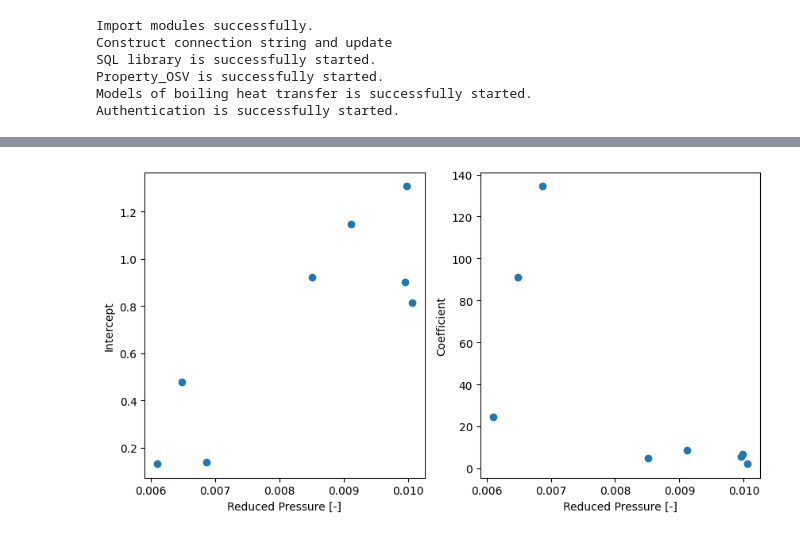
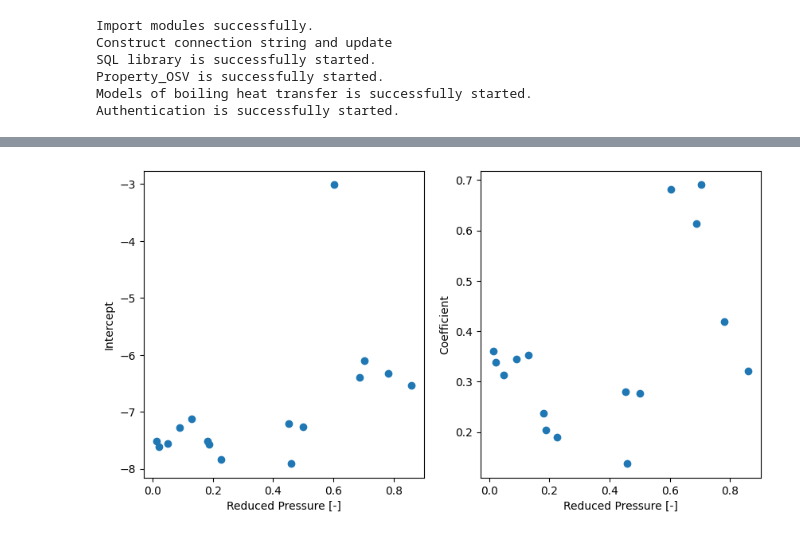
Before and after one commit to lemeap/rsrchCHF, a Jupyter notebook: Analysis.ipynb, the cells around one changed output, grey strips where cells are left out. Drawn from its saved outputs; the diff is of its cells as text; code cells hidden in the pictures.

```diff
--- a/Analysis.ipynb
+++ b/Analysis.ipynb
@@ -208,10 +212,10 @@ import math
 from sklearn.cluster import KMeans
 
 # Determine the parameter
-XX = prop_tb['rdcp']
+XX = (prop_tb['rdcp'])
 
-#
-bin_size = 0.005  # If you want to adjust the size of the range, change this value
+# set bins
+bin_size = 0.0025  # If you want to adjust the size of the range, change this value
 bins = pd.interval_range(start=round(XX.min() - bin_size / 2,5), end=round(XX.max() + bin_size / 2,5), freq=bin_size)
 prop_tb['x_range'] = pd.cut(round(XX, 2), bins)
 
@@ -256,11 +260,9 @@ for ax, (group_name, group_prop_tb) in zip(axes, grouped_data):
     else:
         partial_model = smf.ols(formula='Y ~ X', data=group_prop_tb).fit()
 
-        import numpy as np
-
         # Calculate the confidence intervals for each observation
         predictions = partial_model.get_prediction(group_prop_tb)
-        conf_int = predictions.conf_int(alpha=0.5)  # 50% confidence level
+        conf_int = predictions.conf_int(alpha=0.05)  # 95% confidence level
 
         # Check the shape of conf_int before slicing it
         if conf_int.shape[1] == 1:
@@ -268,19 +270,23 @@ for ax, (group_name, group_prop_tb) in zip(axes, grouped_data):
             conf_int = np.hstack([conf_int, conf_int])
 
         # Filter the group data to include only observations with a 95% confidence level
-        in_confidence_interval = (group_prop_tb['Y'].values >= conf_int[:, 0]) & (group_prop_tb['Y'].values < conf_int[:, 1])
-        filtered_group_prop_tb = group_prop_tb.loc[in_confidence_interval]
+        in_confidence_interval = (conf_int[:, 0] <= group_prop_tb['Y']) & (group_prop_tb['Y'] < conf_int[:, 1])
+        filtered_group_prop_tb = group_prop_tb[in_confidence_interval]
 
         # Perform the partial regression by regressing the residuals on the remaining independent variable(s)
-        residuals = partial_model.resid[group_prop_tb.index[in_confidence_interval]]
-        filtered_group_prop_tb = group_prop_tb.loc[in_confidence_interval].assign(residuals=residuals)
+        residuals = partial_model.resid[in_confidence_interval]
+        filtered_group_prop_tb = filtered_group_prop_tb.assign(residuals=residuals)
 
         # Append the partial regression results for the current group to the summary DataFrame
-        val_mean = filtered_group_prop_tb['rdcp'].mean()
+        val_g = filtered_group_prop_tb['g'].mean()
+        val_re = filtered_group_prop_tb['re'].mean()
+        val_pr = filtered_group_prop_tb['pr'].mean()
+        val_pe = filtered_group_prop_tb['pe'].mean()
+        val_rdcp = filtered_group_prop_tb['rdcp'].mean()
         val_dh = filtered_group_prop_tb['dh'].mean()
         val_param = filtered_group_prop_tb['param'].mean()
         val_lh = filtered_group_prop_tb['lh'].mean()
-        val_cosr = filtered_group_prop_tb['cosr'].mean()
+        val_cosr = filtered_group_prop_tb['qcosr'].mean()
         val_gcosr = filtered_group_prop_tb['gcosr'].mean()
         intercept = partial_model.params['Intercept']
         coeff = partial_model.params['X']
@@ -288,7 +294,7 @@ for ax, (group_name, group_prop_tb) in zip(axes, grouped_data):
         f_statistic = partial_model.fvalue
         p_value = partial_model.f_pvalue
         num_of_data_points = len(filtered_group_prop_tb)
-        summary_prop_tb = pd.concat([summary_prop_tb, pd.DataFrame({'mean_param': [val_param],'mean_dh': [val_dh], 'mean_lh': [val_lh], 'mean_cosr': [val_cosr], 'mean_gcosr': [val_gcosr], 'mean_data': [val_mean], 'Group': [group_name], 'Intercept': [intercept], 'Coefficient': [coeff], 'R-squared': [r_squared], 'F-statistic': [f_statistic], 'p-value': [p_value], 'No': [num_of_data_points]})], ignore_index=True)
+        summary_prop_tb = pd.concat([summary_prop_tb, pd.DataFrame({'Group': [group_name], 'Intercept': [intercept], 'Coefficient': [coeff], 'R-squared': [r_squared], 'F-statistic': [f_statistic], 'p-value': [p_value], 'No': [num_of_data_points], 'mean_param': [val_param],'mean_dh': [val_dh], 'mean_lh': [val_lh], 'mean_cosr': [val_cosr], 'mean_gcosr': [val_gcosr], 'mean_rdcp': [val_rdcp], 'mean_re': [val_re], 'mean_g': [val_g], 'mean_pr': [val_pr]})], ignore_index=True)
 
         # Plot the partial linear regression results for each group on the subplot
         ax.scatter(filtered_group_prop_tb['rdcp'], filtered_group_prop_tb['residuals'], label='Data')
@@ -328,27 +333,27 @@ summary_prop_tb
 # %%
 # Extract p value is under 0.05
-summary_tb = summary_prop_tb[(summary_prop_tb['p-value'] <= 0.005) & (summary_prop_tb['R-squared'] > 0.95) & (summary_prop_tb['No'] > 2)].copy()
+summary_tb = summary_prop_tb[(summary_prop_tb['p-value'] <= 0.005) & (summary_prop_tb['R-squared'] > 0.8) & (summary_prop_tb['No'] > 5)].copy()
 
 # Extract intercept, coefficient and rdcp from the summary_prop_tb DataFrame
 intercepts = summary_tb['Intercept']
 coefficients = summary_tb['Coefficient']
-val_x = (summary_tb['mean_dh'])
+val_x = ((summary_tb['mean_rdcp']))
 
 # Create a 1 by 2 subplot
 fig, (ax1, ax2) = plt.subplots(1, 2, figsize=(10, 5))
 
 # Plot intercept vs rdcp in the first subplot
 ax1.scatter(val_x, intercepts)
 ax1.set_xlabel('Reduced Pressure [-]')
 ax1.set_ylabel('Intercept')
 
 # Plot coefficient vs rdcp in the second subplot
 ax2.scatter(val_x, coefficients)
 ax2.set_xlabel('Reduced Pressure [-]')
 ax2.set_ylabel('Coefficient')
 
 plt.show()
 summary_tb['lnIntercept'] = summary_tb.apply(lambda x: np.exp(x['Intercept']), axis=1)
 summary_tb.to_csv('summary_prop_tb.csv', index=False)
 # %% [output]
-[figure, old version]
+[figure, new version]
```
Also changed, not shown: parts of 10 cells of this notebook, 3 other files.
